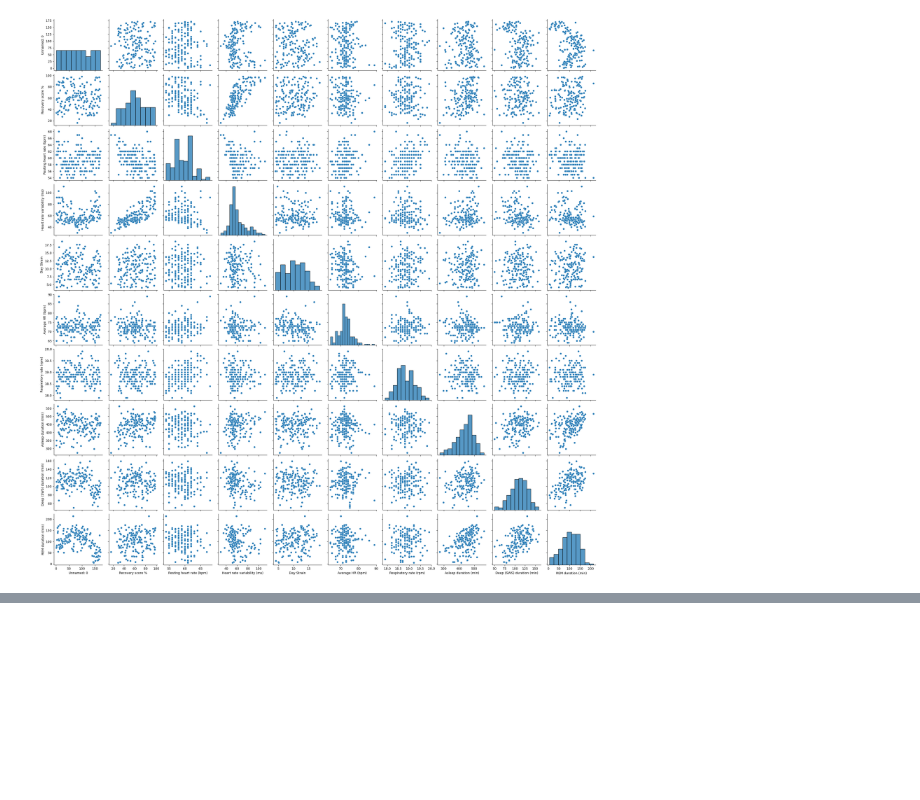
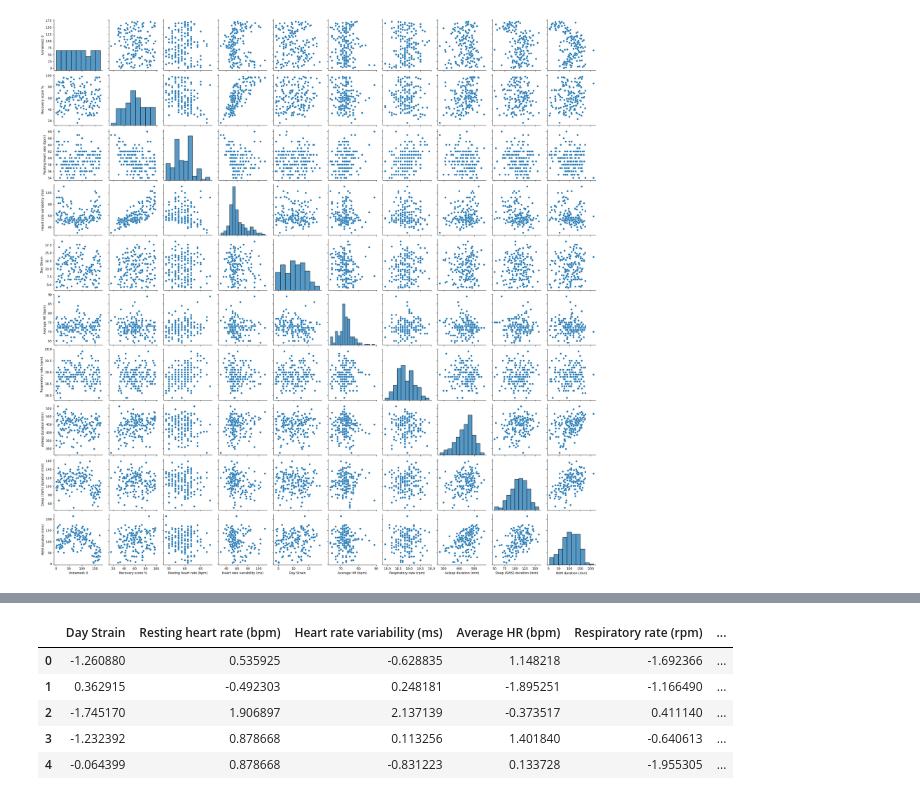
Before and after one commit to mawlodarski/whoop_recovery_predictor, a Jupyter notebook: code/feature_prep.ipynb, the cells around one changed output, grey strips where cells are left out. Drawn from its saved outputs; the diff is of its cells as text; code cells hidden in the pictures; blank space fills up the shorter version.

```diff
--- a/code/feature_prep.ipynb
+++ b/code/feature_prep.ipynb
@@ -210,3 +210,12 @@ for i in range(0, len(features)):
 # %%
 #write out final standardized feature table
 scaled_df.to_csv("../data/feature_table.csv")
+# %%
+scaled_df.head()
+# %% [output]
+|  | Day Strain | Resting heart rate (bpm) | Heart rate variability (ms) | Average HR (bpm) | Respiratory rate (rpm) | ... |
+| 0 | -1.260880 | 0.535925 | -0.628835 | 1.148218 | -1.692366 | ... |
+| 1 | 0.362915 | -0.492303 | 0.248181 | -1.895251 | -1.166490 | ... |
+| 2 | -1.745170 | 1.906897 | 2.137139 | -0.373517 | 0.411140 | ... |
+| 3 | -1.232392 | 0.878668 | 0.113256 | 1.401840 | -0.640613 | ... |
+| 4 | -0.064399 | 0.878668 | -0.831223 | 0.133728 | -1.955305 | ... |
```
Also changed, not shown: parts of 3 cells of this notebook, 3 other files.
